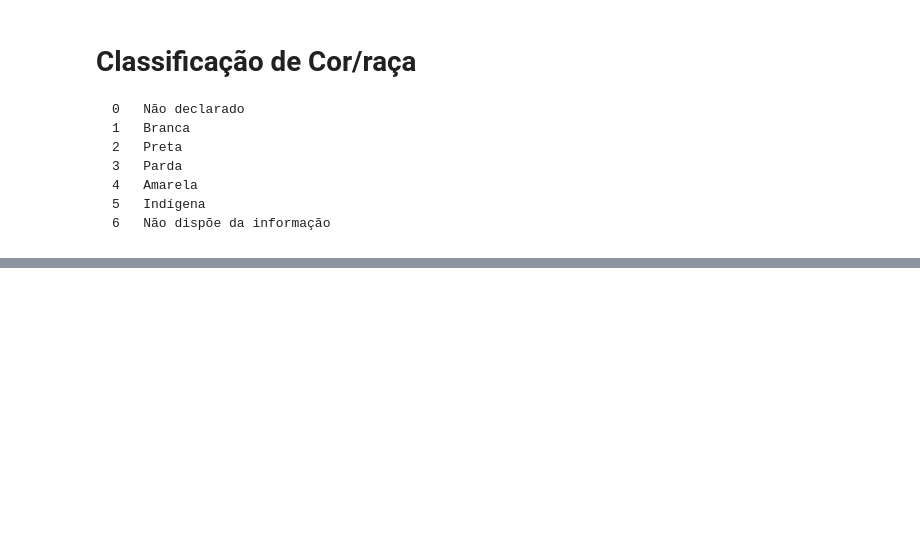
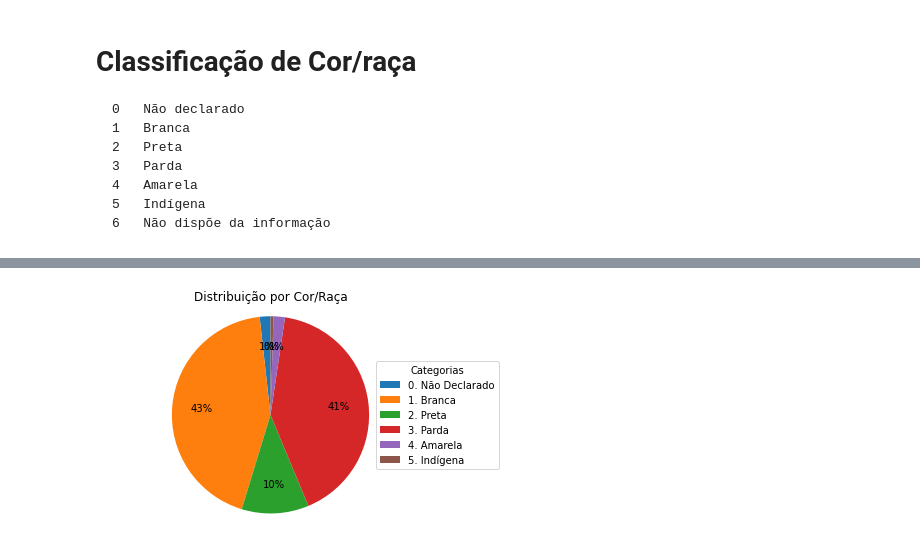
Before and after one commit to Medusa-85/analise_ENEM, a Jupyter notebook: analysis_2022/analysis_cor_raca/cor_raca_analysis.ipynb, the cells around one changed output, grey strips where cells are left out. Cells and saved outputs as stored; diff of their text form; code cells hidden in the pictures; blank space fills up the shorter version.

```diff
--- a/analysis_2022/analysis_cor_raca/cor_raca_analysis.ipynb
+++ b/analysis_2022/analysis_cor_raca/cor_raca_analysis.ipynb
@@ -53,0 +96,14 @@ plt.show()
+# %%
+df_CR_count = df[['TP_COR_RACA', 'NU_NOTA_REDACAO']].groupby('TP_COR_RACA').count()
+
+fig, ax = plt.subplots()
+ax.pie(df_CR_count['NU_NOTA_REDACAO'], autopct='%d%%', startangle=90, pctdistance=0.7)
+ax.axis('equal')
+
+plt.title('Distribuição por Cor/Raça')
+
+ax.legend(df_CR_count.index, title='Categorias', loc='center left', bbox_to_anchor=(0.8, 0.5))
+
+plt.show()
+# %% [output]
+[figure, added]
```
Also changed, not shown: parts of 6 cells of this notebook.
